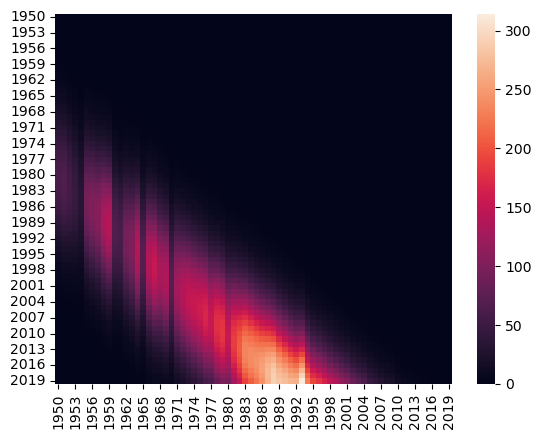
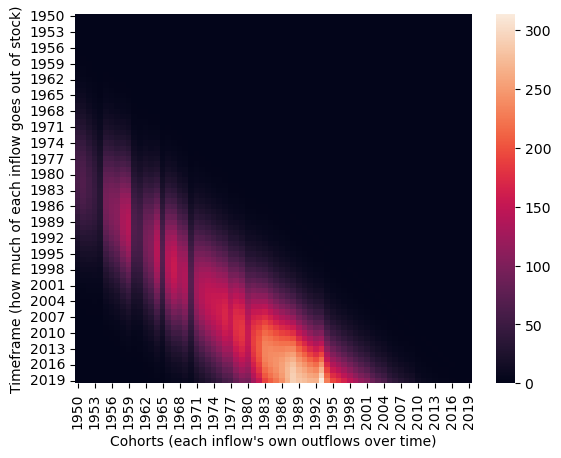
Unified diff of the notebook cell whose output changed from the first chart to the second:
--- before
+++ after
@@ -14,3 +14,3 @@
 
 # and visualize the cohorts_outflows_matrix matrix with a heatmap
-sns.heatmap(cohorts_outflows_matrix, annot=False)
+sns.heatmap(cohorts_outflows_matrix, annot=False).set(xlabel ="Cohorts (each inflow's own outflows over time)", ylabel = "Timeframe (how much of each inflow goes out of stock)")

Commit: Heatmap axes labels